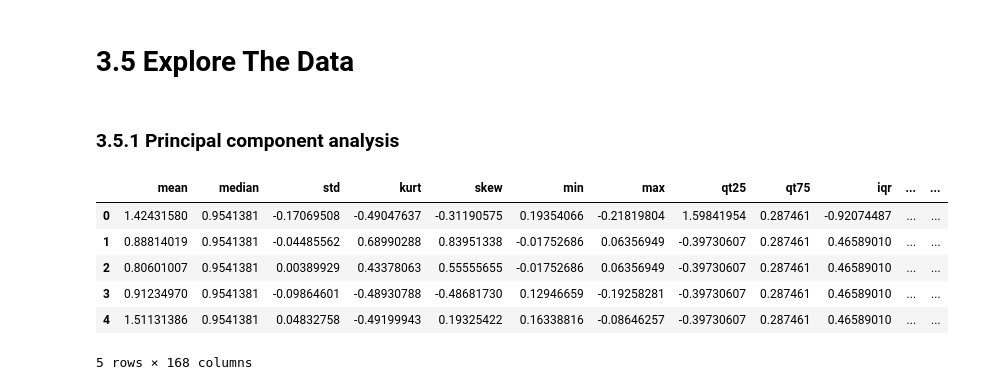
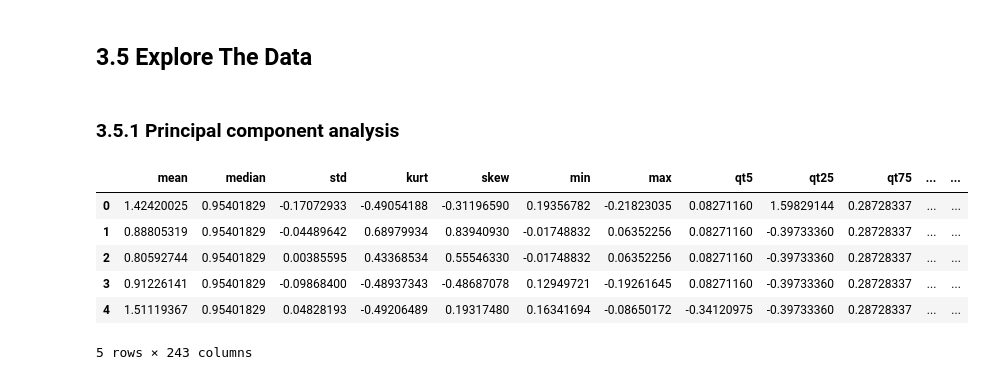
Before and after one commit to qq7933086/Laboratory_earthquake_time_prediction, a Jupyter notebook: Notebooks/03_exploratory_data_analysis.ipynb, the cells around one changed output. Drawn from its saved outputs; the diff is of its cells as text; code cells hidden in the pictures.

```diff
--- a/Notebooks/03_exploratory_data_analysis.ipynb
+++ b/Notebooks/03_exploratory_data_analysis.ipynb
@@ -37,0 +35,6 @@ train_features_df.head().T
+# %%
+train_df = pd.read_pickle('../data/train_df243.pkl')
+train_df['ttf'].hist()
+plt.xlabel('Time to failure (s)')
+plt.ylabel('Count')
+plt.title('Histogram of label');
@@ -38,20 +73,22 @@ train_features_df.head().T
 # %% [markdown]
-# 3.5 Explore The Data
+## 3.5 Explore The Data <a class="anchor" id="3_5Explore_The_Data"></a>
 # %% [markdown]
-### 3.5.1 Principal component analysis
+### 3.5.1 Principal component analysis <a class="anchor" id="3_5_1Principal_component_analysis"></a>
+# %%
+train_df.drop(columns = 'ttf', inplace = True)
 # %%
-train_features_scale = scale(train_features_df)
-columns = train_features_df.columns
-train_features_scale_df = pd.DataFrame(train_features_scale, columns=columns)
+train_scale_np = scale(train_df)
+columns = train_df.columns
+train_features_scale_df = pd.DataFrame(train_scale_np, columns=columns)
 train_features_scale_df.head()
 # %% [output]
-|  | mean | median | std | kurt | skew | min | max | qt25 | qt75 | iqr | ... | ... |
-| 0 | 1.42431580 | 0.9541381 | -0.17069508 | -0.49047637 | -0.31190575 | 0.19354066 | -0.21819804 | 1.59841954 | 0.287461 | -0.92074487 | ... | ... |
-| 1 | 0.88814019 | 0.9541381 | -0.04485562 | 0.68990288 | 0.83951338 | -0.01752686 | 0.06356949 | -0.39730607 | 0.287461 | 0.46589010 | ... | ... |
-| 2 | 0.80601007 | 0.9541381 | 0.00389929 | 0.43378063 | 0.55555655 | -0.01752686 | 0.06356949 | -0.39730607 | 0.287461 | 0.46589010 | ... | ... |
-| 3 | 0.91234970 | 0.9541381 | -0.09864601 | -0.48930788 | -0.48681730 | 0.12946659 | -0.19258281 | -0.39730607 | 0.287461 | 0.46589010 | ... | ... |
-| 4 | 1.51131386 | 0.9541381 | 0.04832758 | -0.49199943 | 0.19325422 | 0.16338816 | -0.08646257 | -0.39730607 | 0.287461 | 0.46589010 | ... | ... |
+|  | mean | median | std | kurt | skew | min | max | qt5 | qt25 | qt75 | ... | ... |
+| 0 | 1.42420025 | 0.95401829 | -0.17072933 | -0.49054188 | -0.31196590 | 0.19356782 | -0.21823035 | 0.08271160 | 1.59829144 | 0.28728337 | ... | ... |
+| 1 | 0.88805319 | 0.95401829 | -0.04489642 | 0.68979934 | 0.83940930 | -0.01748832 | 0.06352256 | 0.08271160 | -0.39733360 | 0.28728337 | ... | ... |
+| 2 | 0.80592744 | 0.95401829 | 0.00385595 | 0.43368534 | 0.55546330 | -0.01748832 | 0.06352256 | 0.08271160 | -0.39733360 | 0.28728337 | ... | ... |
+| 3 | 0.91226141 | 0.95401829 | -0.09868400 | -0.48937343 | -0.48687078 | 0.12949721 | -0.19261645 | 0.08271160 | -0.39733360 | 0.28728337 | ... | ... |
+| 4 | 1.51119367 | 0.95401829 | 0.04828193 | -0.49206489 | 0.19317480 | 0.16341694 | -0.08650172 | -0.34120975 | -0.39733360 | 0.28728337 | ... | ... |
-5 rows × 168 columns
+5 rows × 243 columns
 # %%
 train_features_scale_df.std(ddof = 0)
 # %% [output]
```
Also changed, not shown: parts of 25 cells of this notebook, 2 other files.
